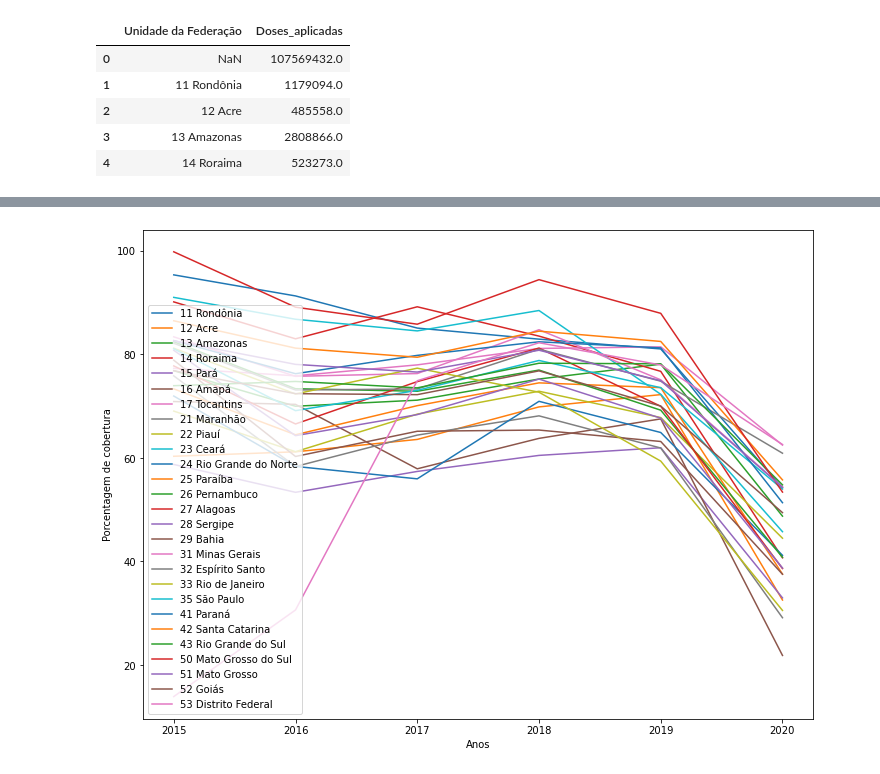
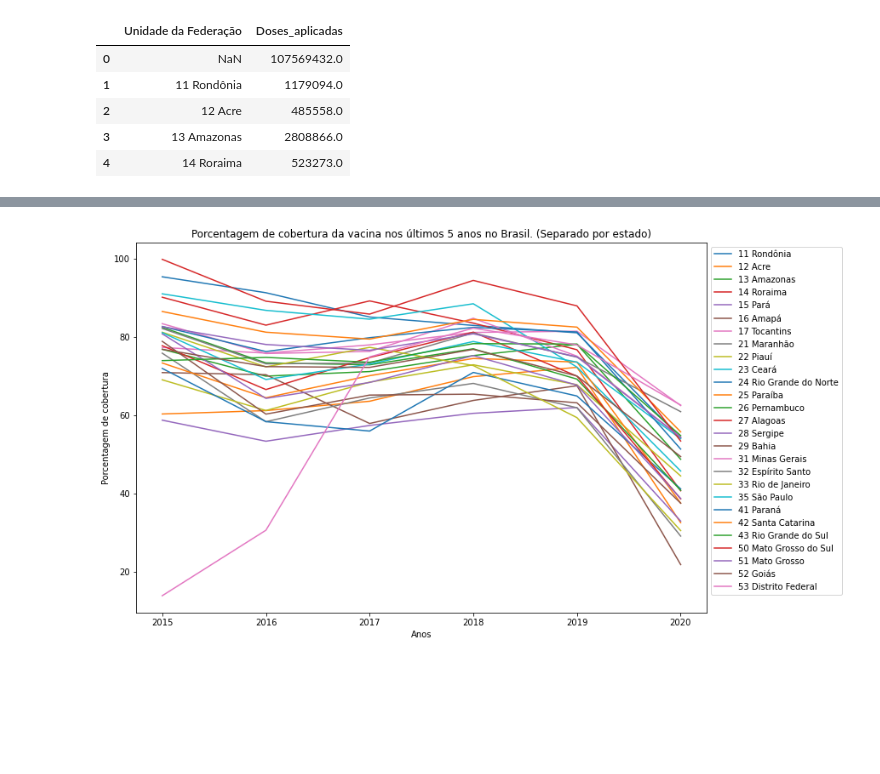
Before and after one commit to PauloHenrique7010/AnaliseAplicacaoVacinaDataSus, a Jupyter notebook: notebook.ipynb, the cells around one changed output, grey strips where cells are left out. Cells and saved outputs as stored; diff of their text form; code cells hidden in the pictures; blank space fills up the shorter version.

```diff
--- a/notebook.ipynb
+++ b/notebook.ipynb
@@ -62,9 +62,9 @@ abandono18 = abandono18.dropna()
 abandono19 = abandono19.dropna()
 abandono20 = abandono20.dropna()
 # %%
-plt.rcParams['figure.figsize'] = (8.7,7.7)
+plt.rcParams['figure.figsize'] = (10,9)
 plt.barh(doseAplicada15.uf,doseAplicada15.doses, color="red")
 plt.ylabel('UF')
-plt.xlabel('Doses aplicadas')
-plt.title('Vacinas aplicadas no brasil no ano de 2015')
+plt.xlabel('Doses aplicadas ( * 1000000)')
+plt.title('Vacinas aplicadas no brasil no ano de 2015 ')
 # %% [output]
@@ -91,8 +100,8 @@ Text(0.5, 1.0, 'Doses aplicadas no estado de São Paulo nos ultimos 5 Anos\n')
 # %%
-plt.rcParams['figure.figsize'] = (8.7,7.7)
+plt.rcParams['figure.figsize'] = (10,9)
 plt.barh(abandono15.uf,abandono15.taxa_abandono, color="purple")
 plt.ylabel('UF')
-plt.xlabel('Taxa de abandono em *10000')
+plt.xlabel('Taxa de abandono em porcentagem(%)')
 
 plt.title('Taxa de abandono as vacinas no brasil no ano de 2015')
 # %% [output]
@@ -138,27 +147,27 @@ cobertura19 = cobertura19.dropna()
 cobertura20 = cobertura20.dropna()
 # %%
 fig, ax = plt.subplots()
+plt.rcParams['figure.figsize'] = (12,8)
 
 anos = ['2015','2016','2017','2018','2019','2020']
-
-#historico = [cobertura15.cobertura.iloc[0], cobertura16.cobertura.iloc[0], cobertura17.cobertura.iloc[0]]
 
 
 for x in range(len(cobertura15.cobertura)):
     historico = [cobertura15.cobertura.iloc[x],
                  cobertura16.cobertura.iloc[x],
                  cobertura17.cobertura.iloc[x],
                  cobertura18.cobertura.iloc[x],
                  cobertura19.cobertura.iloc[x],
                  cobertura20.cobertura.iloc[x]]
     ax.plot(anos, historico, label=cobertura15.uf.iloc[x])
-ax.legend()
+ax.legend(bbox_to_anchor=(1, 1))
+plt.title('Porcentagem de cobertura da vacina nos últimos 5 anos no Brasil. (Separado por estado)')
 plt.xlabel('Anos')
 plt.ylabel('Porcentagem de cobertura')
 
 plt.show()
 # %% [output]
-[figure, old version]
+[figure, new version]
 # %%
 fig, ax = plt.subplots()
 
```
Also changed, not shown: parts of 7 cells of this notebook.
